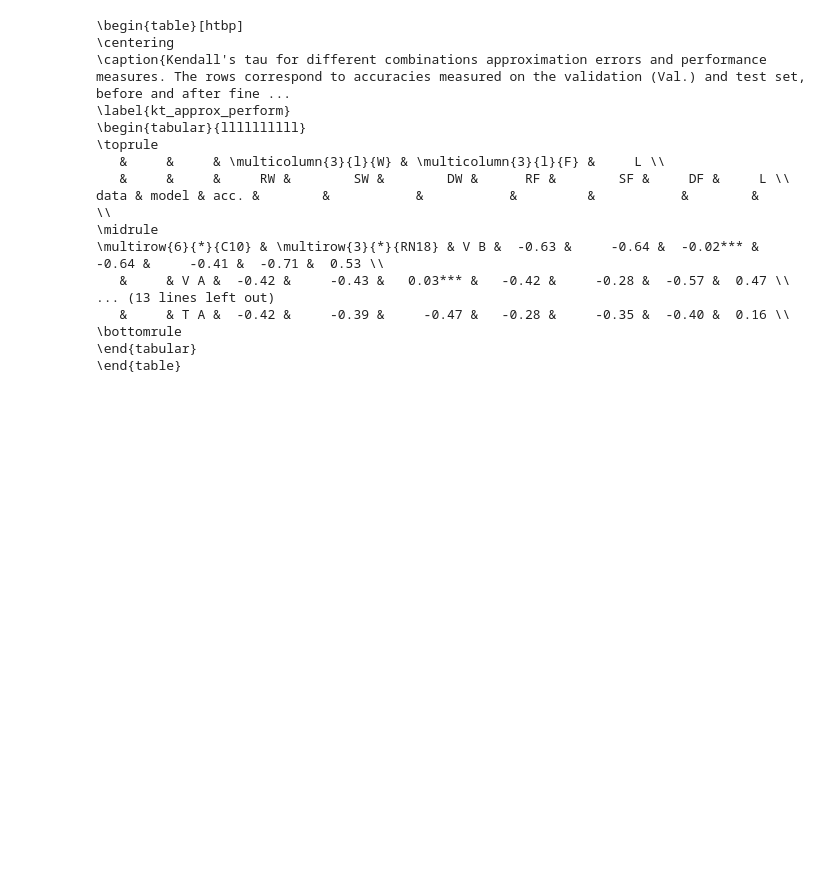
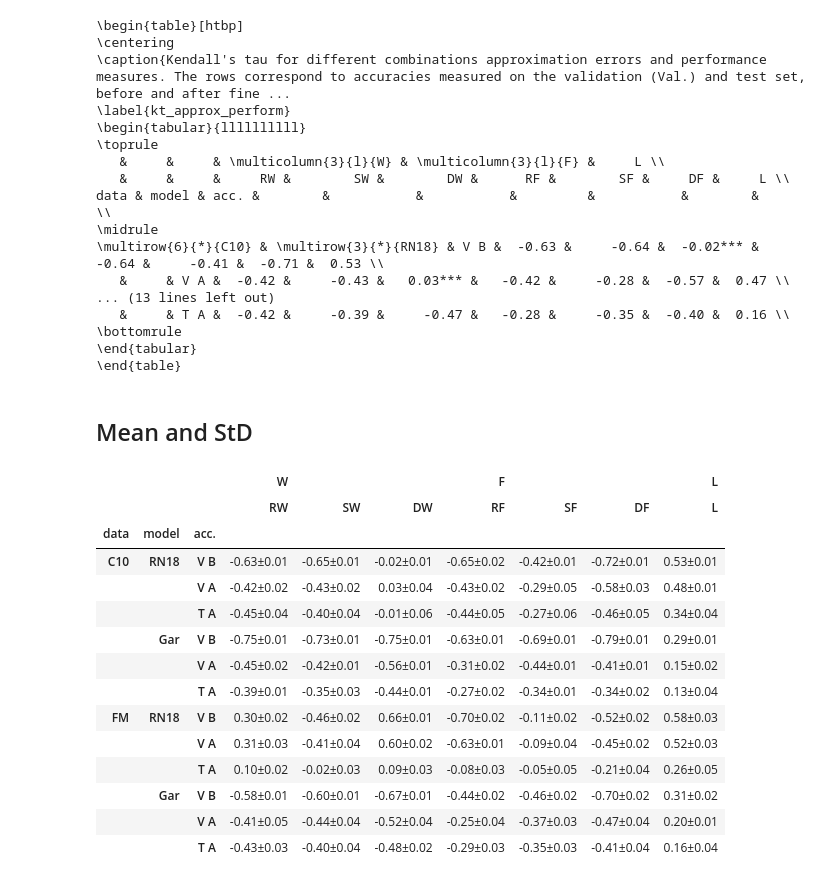
Before and after one commit to JSchuurmans/tddl, a Jupyter notebook: notebooks/results/kendalls_tau.ipynb, the cells around one changed output. Drawn from its saved outputs; the diff is of its cells as text; code cells hidden in the pictures; blank space fills up the shorter version.

```diff
--- a/notebooks/results/kendalls_tau.ipynb
+++ b/notebooks/results/kendalls_tau.ipynb
@@ -186,3 +186,50 @@ data & model & acc. &        &           &           &         &           &
 \bottomrule
 \end{tabular}
 \end{table}
+# %% [markdown]
+## Mean and StD
+# %%
+paths_ms = {
+    'C10': {
+        'RN18': "./tables/kt_rn18_c10_mean_std.zip",
+        'Gar': "./tables/kt_gar_c10_mean_std.zip",
+    },
+    'FM': {
+        'RN18': "./tables/kt_rn18_fm_mean_std.zip",
+        'Gar': "./tables/kt_gar_fm_mean_std.zip",
+    }
+}
+
+dicts_ms = {
+    k: {k2:pd.read_pickle(v2) for k2,v2 in v.items()}
+    for k,v in paths_ms.items()
+}
+
+kt_ms = pd.concat({k:pd.concat(v) for k,v in dicts_ms.items()}, axis=0, names=['data', 'model','acc.'])
+kt_ms.rename(index=neat_table_indices ,columns=neat_table_columns, inplace=True)
+df_ms = pd.concat(
+    {
+        'W': kt_ms[['RW','SW','DW']],
+        'F': kt_ms[['RF','SF','DF']],
+        'L': kt_ms[['L']],
+    },
+    axis=1,
+    # names=['calculated on','metric']
+)
+df_ms
+# %% [output]
+|  |  |  | W |  |  | F |  |  | L |
+|  |  |  | RW | SW | DW | RF | SF | DF | L |
+| data | model | acc. |  |  |  |  |  |  |  |
+| C10 | RN18 | V B | -0.63±0.01 | -0.65±0.01 | -0.02±0.01 | -0.65±0.02 | -0.42±0.01 | -0.72±0.01 | 0.53±0.01 |
+|  |  | V A | -0.42±0.02 | -0.43±0.02 | 0.03±0.04 | -0.43±0.02 | -0.29±0.05 | -0.58±0.03 | 0.48±0.01 |
+|  |  | T A | -0.45±0.04 | -0.40±0.04 | -0.01±0.06 | -0.44±0.05 | -0.27±0.06 | -0.46±0.05 | 0.34±0.04 |
+|  | Gar | V B | -0.75±0.01 | -0.73±0.01 | -0.75±0.01 | -0.63±0.01 | -0.69±0.01 | -0.79±0.01 | 0.29±0.01 |
+|  |  | V A | -0.45±0.02 | -0.42±0.01 | -0.56±0.01 | -0.31±0.02 | -0.44±0.01 | -0.41±0.01 | 0.15±0.02 |
+|  |  | T A | -0.39±0.01 | -0.35±0.03 | -0.44±0.01 | -0.27±0.02 | -0.34±0.01 | -0.34±0.02 | 0.13±0.04 |
+| FM | RN18 | V B | 0.30±0.02 | -0.46±0.02 | 0.66±0.01 | -0.70±0.02 | -0.11±0.02 | -0.52±0.02 | 0.58±0.03 |
+|  |  | V A | 0.31±0.03 | -0.41±0.04 | 0.60±0.02 | -0.63±0.01 | -0.09±0.04 | -0.45±0.02 | 0.52±0.03 |
+|  |  | T A | 0.10±0.02 | -0.02±0.03 | 0.09±0.03 | -0.08±0.03 | -0.05±0.05 | -0.21±0.04 | 0.26±0.05 |
+|  | Gar | V B | -0.58±0.01 | -0.60±0.01 | -0.67±0.01 | -0.44±0.02 | -0.46±0.02 | -0.70±0.02 | 0.31±0.02 |
+|  |  | V A | -0.41±0.05 | -0.44±0.04 | -0.52±0.04 | -0.25±0.04 | -0.37±0.03 | -0.47±0.04 | 0.20±0.01 |
+|  |  | T A | -0.43±0.03 | -0.40±0.04 | -0.48±0.02 | -0.29±0.03 | -0.35±0.03 | -0.41±0.04 | 0.16±0.04 |
```
Also changed, not shown: parts of 2 cells of this notebook, 5 other files.
